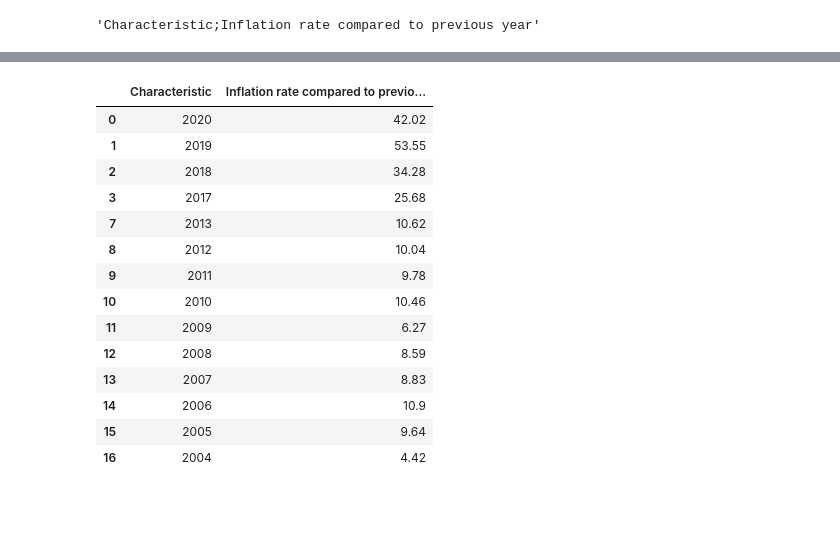
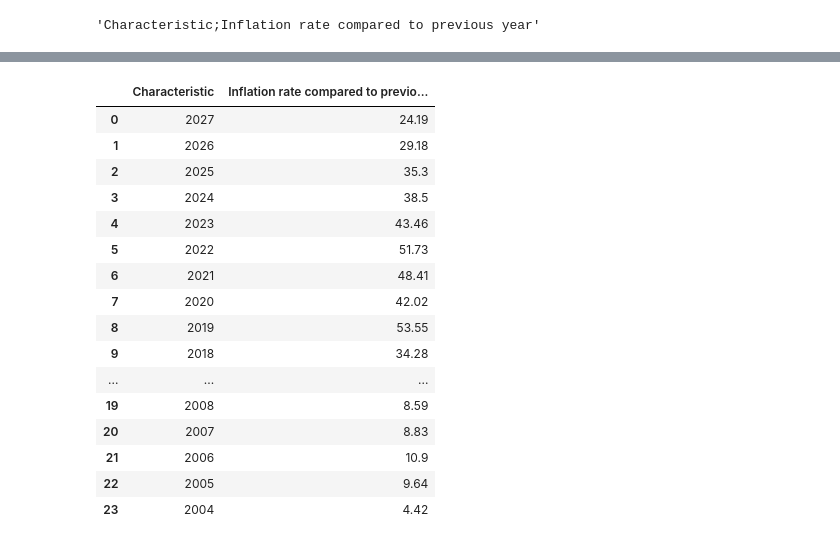
Before and after one commit to jjo206/sok-1005-v22, a Jupyter notebook: Mappeoppgave5.ipynb, the cells around one changed output, grey strips where cells are left out. Saved outputs shown, nothing was run; the diff lists cells and outputs as text; code cells hidden in the pictures; blank space fills up the shorter version.

```diff
--- a/Mappeoppgave5.ipynb
+++ b/Mappeoppgave5.ipynb
@@ -102,22 +102,24 @@ Inflasjon
 # %%
-Inflasjon.drop([4,5,6], axis=0, inplace=True)
+Inflasjon.drop([11,12,13], axis=0, inplace=True)
 Inflasjon
 # %% [output]
 |  | Characteristic | Inflation rate compared to previo... |
-| 0 | 2020 | 42.02 |
-| 1 | 2019 | 53.55 |
-| 2 | 2018 | 34.28 |
-| 3 | 2017 | 25.68 |
-| 7 | 2013 | 10.62 |
-| 8 | 2012 | 10.04 |
-| 9 | 2011 | 9.78 |
-| 10 | 2010 | 10.46 |
-| 11 | 2009 | 6.27 |
-| 12 | 2008 | 8.59 |
-| 13 | 2007 | 8.83 |
-| 14 | 2006 | 10.9 |
-| 15 | 2005 | 9.64 |
-| 16 | 2004 | 4.42 |
+| 0 | 2027 | 24.19 |
+| 1 | 2026 | 29.18 |
+| 2 | 2025 | 35.3 |
+| 3 | 2024 | 38.5 |
+| 4 | 2023 | 43.46 |
+| 5 | 2022 | 51.73 |
+| 6 | 2021 | 48.41 |
+| 7 | 2020 | 42.02 |
+| 8 | 2019 | 53.55 |
+| 9 | 2018 | 34.28 |
+| ... | ... | ... |
+| 19 | 2008 | 8.59 |
+| 20 | 2007 | 8.83 |
+| 21 | 2006 | 10.9 |
+| 22 | 2005 | 9.64 |
+| 23 | 2004 | 4.42 |
 # %%
 Inflasjon['Inflation rate compared to previous year'] = Inflasjon['Inflation rate compared to previous year'].astype(float, errors = 'raise')
 Inflasjon['Characteristic'] = Inflasjon['Characteristic'].astype(float, errors = 'raise')
```
Also changed, not shown: parts of 11 cells of this notebook, 1 other file.
